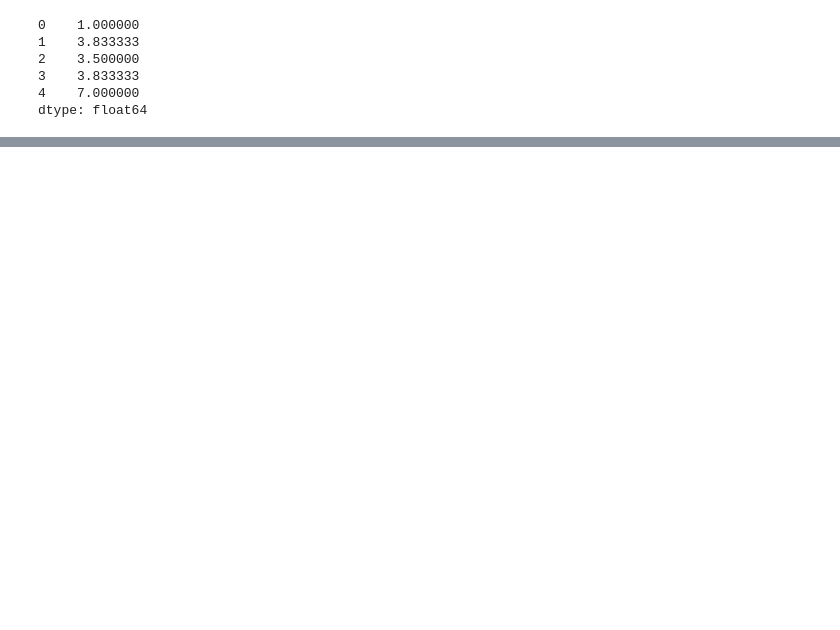
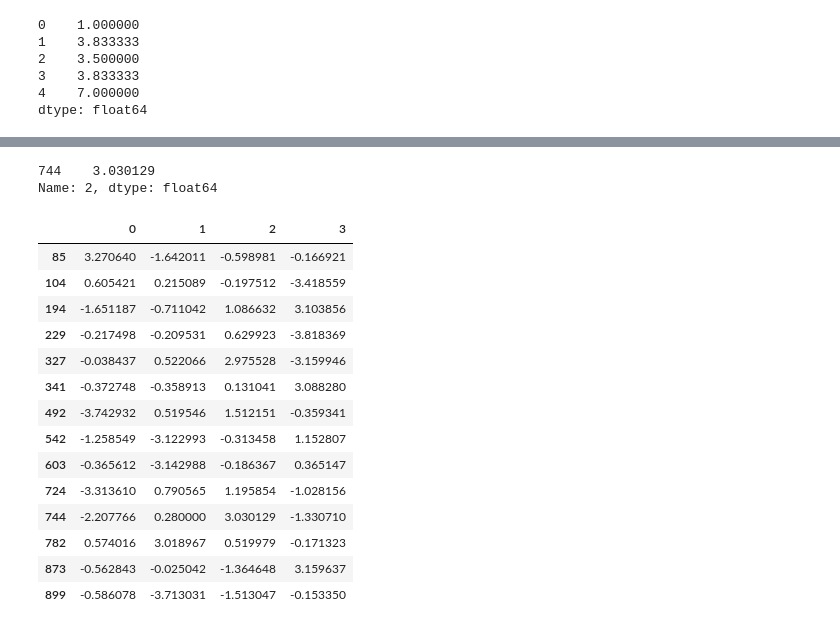
Before and after one commit to BruceBerk/Intro_to_Data_Science_Coursera, a Jupyter notebook: Course_1/Ch_07_Data_Cleansing.ipynb, the cells around one changed output, grey strips where cells are left out. Drawn from its saved outputs; the diff is of its cells as text; code cells hidden in the pictures; blank space fills up the shorter version.

```diff
--- a/Course_1/Ch_07_Data_Cleansing.ipynb
+++ b/Course_1/Ch_07_Data_Cleansing.ipynb
@@ -207,0 +548,3 @@ dtype: float64
+# %%
+# detecting and filtering outliers
+data = pd.DataFrame(np.random.randn(1000, 4))
@@ -207,0 +575,24 @@ dtype: float64
+# %%
+col[np.abs(col) > 3]
+# %% [output]
+744    3.030129
+Name: 2, dtype: float64
+# %%
+# to select all rows containing a value exceed abs(3) use any()
+data[(np.abs(data) > 3).any(1)]
+# %% [output]
+|  | 0 | 1 | 2 | 3 |
+| 85 | 3.270640 | -1.642011 | -0.598981 | -0.166921 |
+| 104 | 0.605421 | 0.215089 | -0.197512 | -3.418559 |
+| 194 | -1.651187 | -0.711042 | 1.086632 | 3.103856 |
+| 229 | -0.217498 | -0.209531 | 0.629923 | -3.818369 |
+| 327 | -0.038437 | 0.522066 | 2.975528 | -3.159946 |
+| 341 | -0.372748 | -0.358913 | 0.131041 | 3.088280 |
+| 492 | -3.742932 | 0.519546 | 1.512151 | -0.359341 |
+| 542 | -1.258549 | -3.122993 | -0.313458 | 1.152807 |
+| 603 | -0.365612 | -3.142988 | -0.186367 | 0.365147 |
+| 724 | -3.313610 | 0.790565 | 1.195854 | -1.028156 |
+| 744 | -2.207766 | 0.280000 | 3.030129 | -1.330710 |
+| 782 | 0.574016 | 3.018967 | 0.519979 | -0.171323 |
+| 873 | -0.562843 | -0.025042 | -1.364648 | 3.159637 |
+| 899 | -0.586078 | -3.713031 | -1.513047 | -0.153350 |
```
Also changed, not shown: parts of 115 cells of this notebook, 4 other files.
